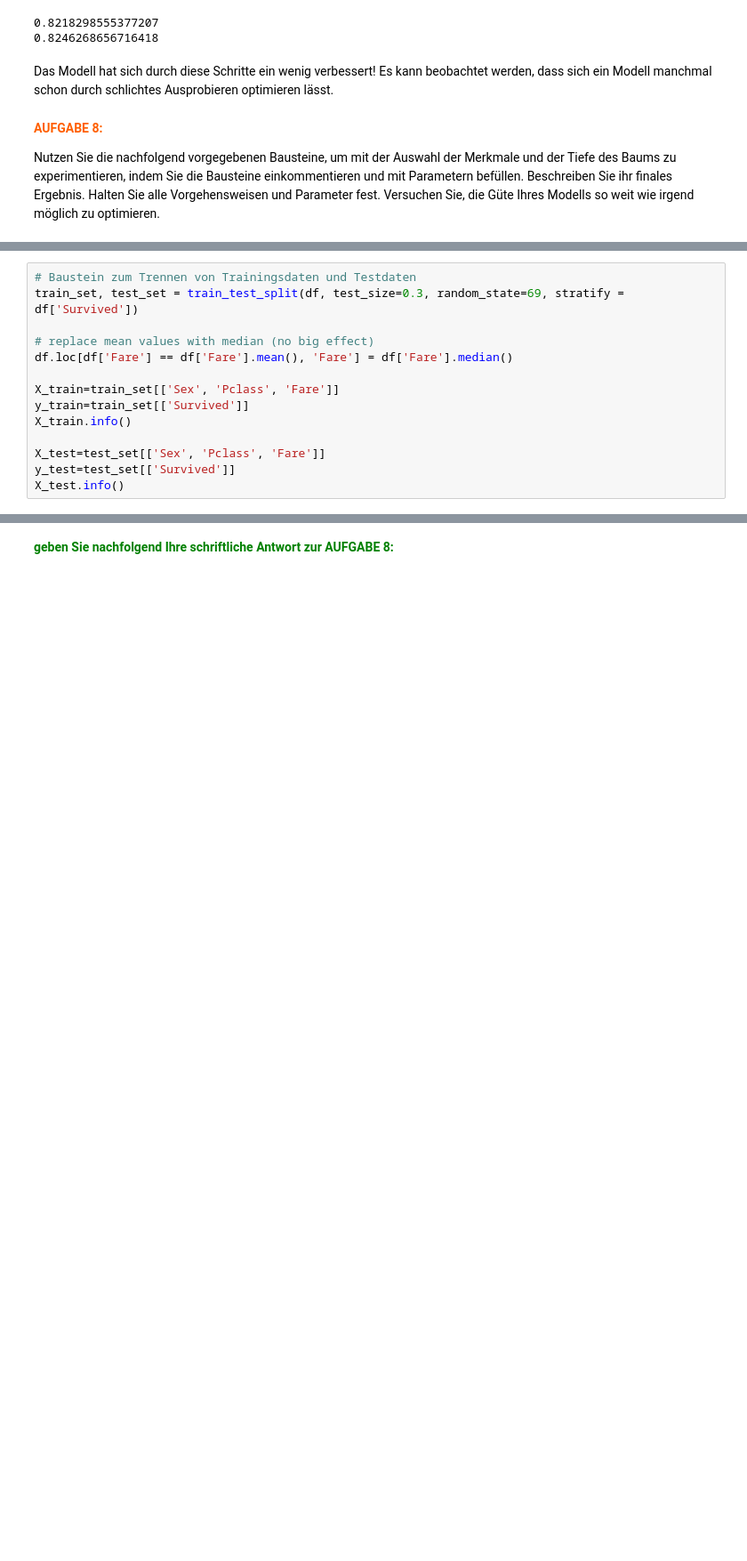
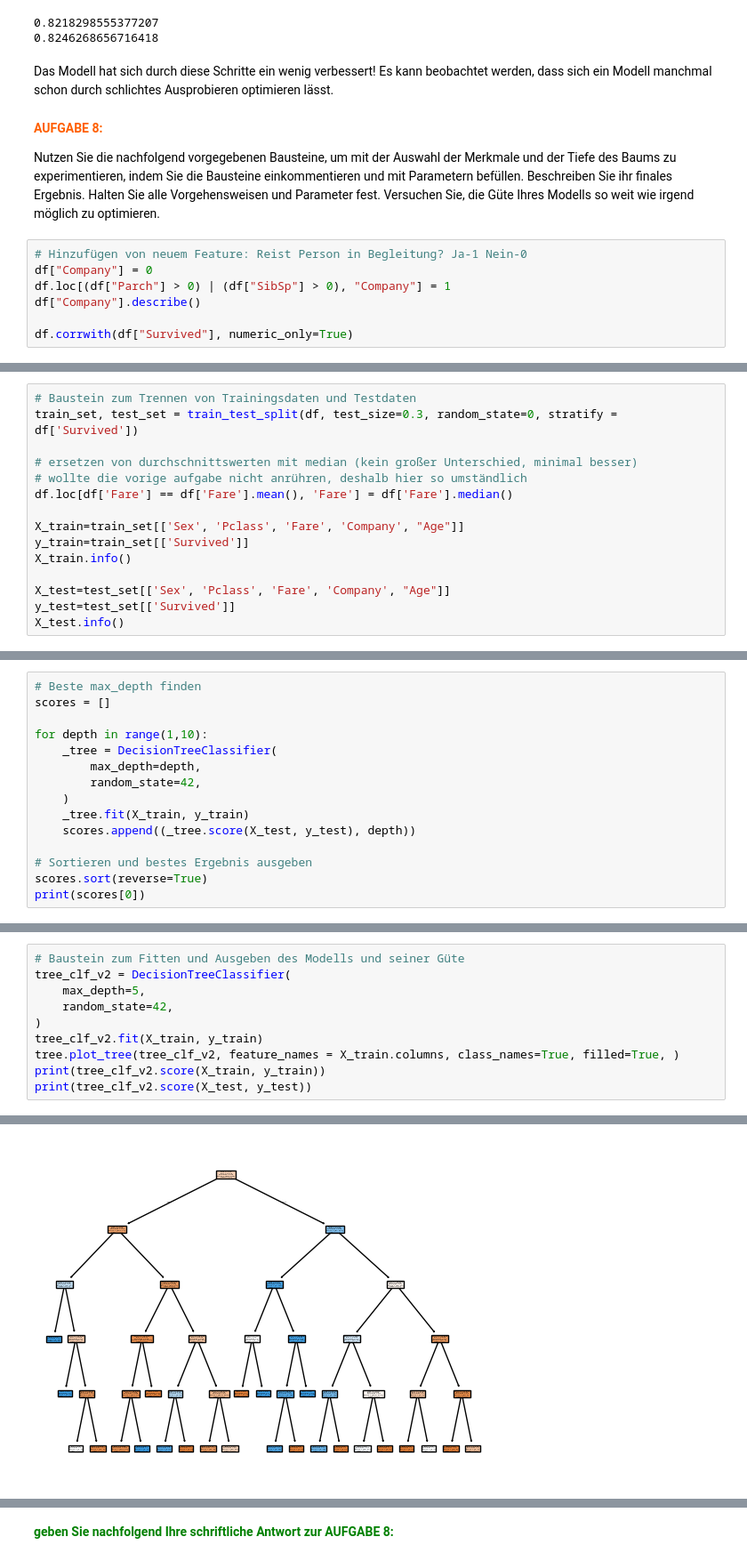
Before and after one commit to iloveskittles82/wikisys_exercise, a Jupyter notebook: 06/Decision Trees.ipynb, the cells around one changed output, grey strips where cells are left out. Shown at 89% size. Drawn from its saved outputs; the diff is of its cells as text; blank space fills up the shorter version.

```diff
--- a/06/Decision Trees.ipynb
+++ b/06/Decision Trees.ipynb
@@ -553,3 +556,10 @@ Es kann beobachtet werden, dass sich ein Modell manchmal schon durch schlichtes
 
 Nutzen Sie die nachfolgend vorgegebenen Bausteine, um mit der Auswahl der Merkmale und der Tiefe des Baums zu experimentieren, indem Sie die Bausteine einkommentieren und mit Parametern befüllen. Beschreiben Sie ihr finales Ergebnis. Halten Sie alle Vorgehensweisen und Parameter fest. Versuchen Sie, die Güte Ihres Modells so weit wie irgend möglich zu optimieren. <br>
 </div>
+# %%
+# Hinzufügen von neuem Feature: Reist Person in Begleitung? Ja-1 Nein-0
+df["Company"] = 0
+df.loc[(df["Parch"] > 0) | (df["SibSp"] > 0), "Company"] = 1
+df["Company"].describe()
+
+df.corrwith(df["Survived"], numeric_only=True)
@@ -556,15 +577,16 @@ Nutzen Sie die nachfolgend vorgegebenen Bausteine, um mit der Auswahl der Merkma
 # %%
 # Baustein zum Trennen von Trainingsdaten und Testdaten
-train_set, test_set = train_test_split(df, test_size=0.3, random_state=69, stratify = df['Survived'])
+train_set, test_set = train_test_split(df, test_size=0.3, random_state=0, stratify = df['Survived'])
 
-# replace mean values with median (no big effect)
+# ersetzen von durchschnittswerten mit median (kein großer Unterschied, minimal besser)
+# wollte die vorige aufgabe nicht anrühren, deshalb hier so umständlich
 df.loc[df['Fare'] == df['Fare'].mean(), 'Fare'] = df['Fare'].median()
 
-X_train=train_set[['Sex', 'Pclass', 'Fare']]
+X_train=train_set[['Sex', 'Pclass', 'Fare', 'Company', "Age"]]
 y_train=train_set[['Survived']]
 X_train.info()
 
-X_test=test_set[['Sex', 'Pclass', 'Fare']]
+X_test=test_set[['Sex', 'Pclass', 'Fare', 'Company', "Age"]]
 y_test=test_set[['Survived']]
 X_test.info()
 # %% [output]
@@ -607,0 +610,15 @@ print(tree_clf_v2.score(X_test, y_test))
+# %%
+# Beste max_depth finden
+scores = []
+
+for depth in range(1,10):
+    _tree = DecisionTreeClassifier(
+        max_depth=depth,
+        random_state=42,
+    )
+    _tree.fit(X_train, y_train)
+    scores.append((_tree.score(X_test, y_test), depth))
+
+# Sortieren und bestes Ergebnis ausgeben
+scores.sort(reverse=True)
+print(scores[0])
@@ -607,0 +627,11 @@ print(tree_clf_v2.score(X_test, y_test))
+# %%
+# Baustein zum Fitten und Ausgeben des Modells und seiner Güte
+tree_clf_v2 = DecisionTreeClassifier(
+    max_depth=5,
+    random_state=42,
+)
+tree_clf_v2.fit(X_train, y_train)
+tree.plot_tree(tree_clf_v2, feature_names = X_train.columns, class_names=True, filled=True, )
+print(tree_clf_v2.score(X_train, y_train))
+print(tree_clf_v2.score(X_test, y_test))
+# %% [output]
@@ -608,3 +640,4 @@ print(tree_clf_v2.score(X_test, y_test))
+[figure, added]
 # %%
 metrics.confusion_matrix(
     y_true=y_test,
```
Also changed, not shown: parts of 11 cells of this notebook, 1 other file.
